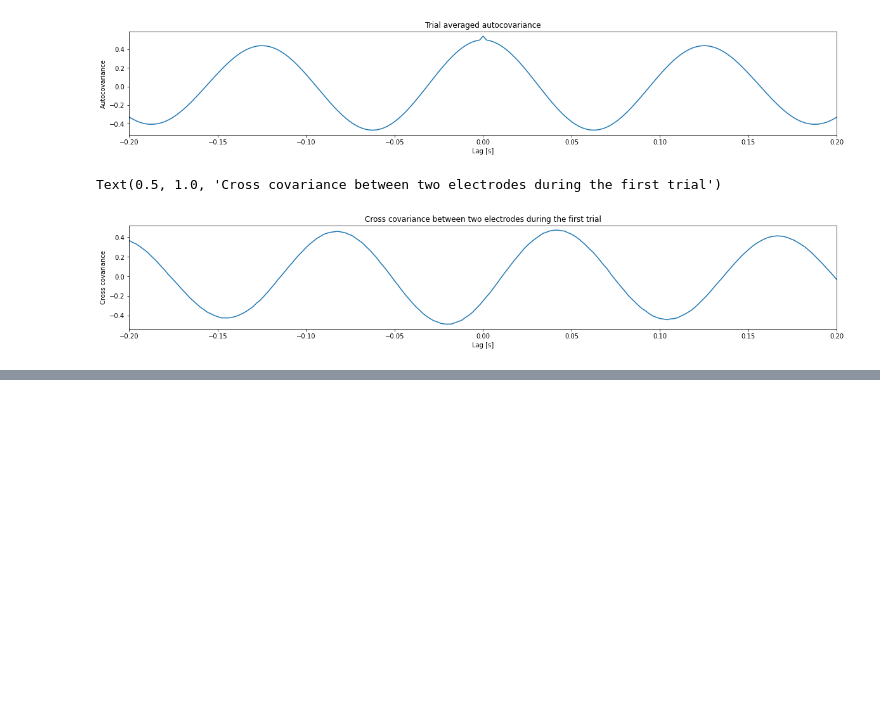
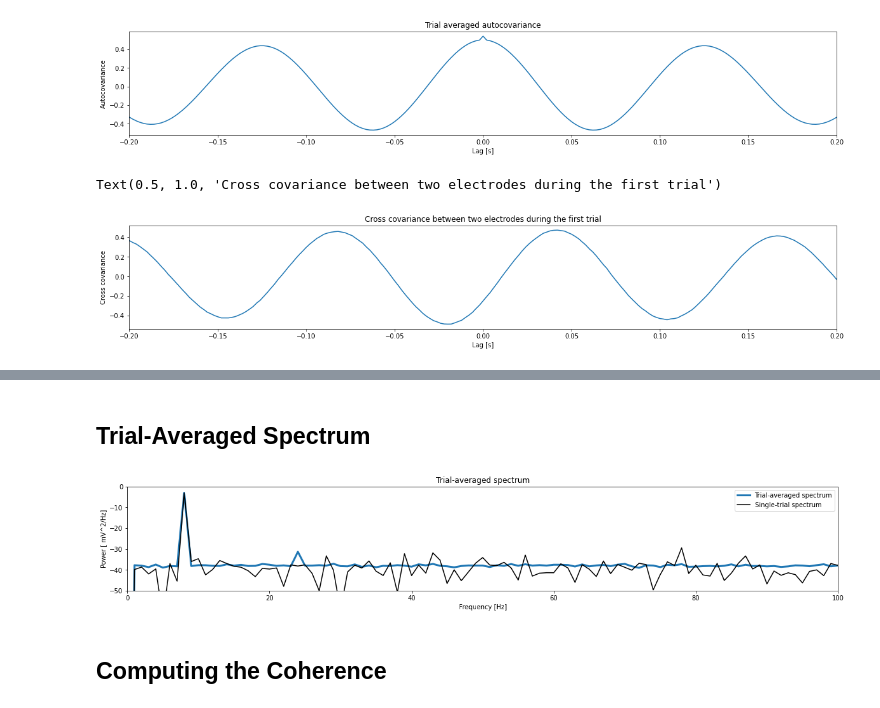
Before and after one commit to npinak/EEG, a Jupyter notebook: Python/Analysis-of-Coupled-Rhythms/Analysis_of_Coupled_Rhythms.ipynb, the cells around one changed output, grey strips where cells are left out. Drawn from its saved outputs; the diff is of its cells as text; code cells hidden in the pictures; blank space fills up the shorter version.

```diff
--- a/Python/Analysis-of-Coupled-Rhythms/Analysis_of_Coupled_Rhythms.ipynb
+++ b/Python/Analysis-of-Coupled-Rhythms/Analysis_of_Coupled_Rhythms.ipynb
@@ -176,0 +202,36 @@ Text(0.5, 1.0, 'Cross covariance between two electrodes during the first trial')
+# %% [markdown]
+## Trial-Averaged Spectrum
+# %%
+T = t[-1]                                     # Get the total time of the recording.
+N = E1.shape[1]                               # Determine the number of sample points per trial
+scale = 2 * dt**2 / T                         # Compute the scaling constant
+
+# Compute the Fourier transform for each trial
+xf = array([rfft(x - x.mean()) for x in E1])  # ... in E1
+yf = array([rfft(y - y.mean()) for y in E2])  # ... and in E2
+
+# Compute the spectra
+Sxx = scale * (xf * xf.conj())                # Spectrum of E1 trials
+Syy = scale * (yf * yf.conj())                # ... and E2 trials
+Sxy = scale * (xf * yf.conj())                # ... and the cross spectrum
+
+f = rfftfreq(N, dt)                           # Define the frequency axis
+
+# Plot the average spectrum over trials in decibels vs frequency
+plot(f, 10 * log10(Sxx.mean(0).real), lw=3, label='Trial-averaged spectrum')
+# ... and the spectrum from the first trial for reference
+plot(f, 10 * log10(Sxx[0].real), 'k', label='Single-trial spectrum')
+
+xlim([0, 100])                                # ... in select frequency range,
+ylim([-50, 0])                                # ... in select power range,
+xlabel('Frequency [Hz]')                      # ... with axes labelled.
+ylabel('Power [ mV^2/Hz]')
+title('Trial-averaged spectrum')
+legend()
+show()
+
+# We see that certain peaks become more visible in the trial averaged spectrum
+# %% [output]
+[figure, added]
+# %% [markdown]
+## Computing the Coherence
```
Also changed, not shown: parts of 8 cells of this notebook, 2 other files.
